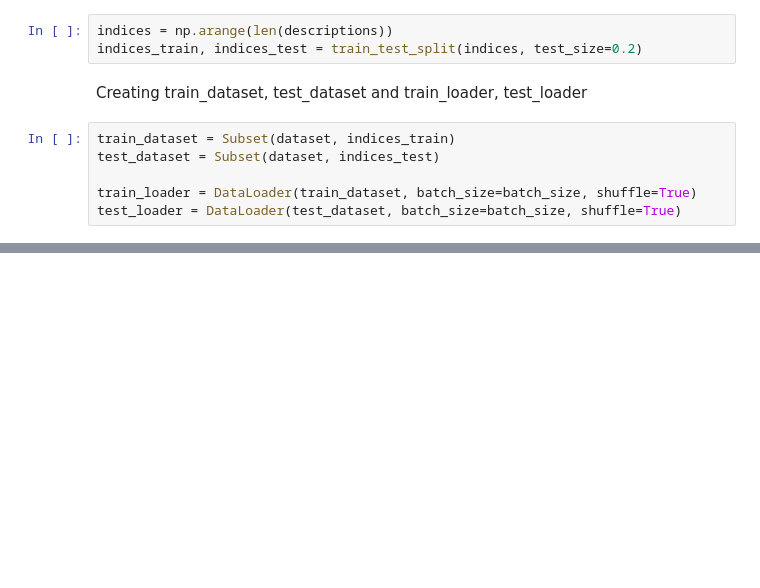
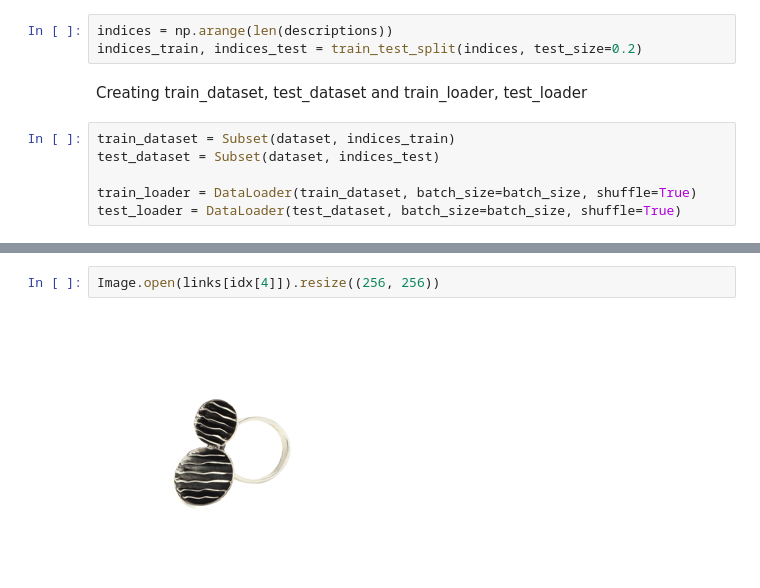
Before and after one commit to cmonkl/Product-image-generation-from-text-description, a Jupyter notebook: TrainTest.ipynb, the cells around one changed output, grey strips where cells are left out. Saved outputs shown, nothing was run; the diff lists cells and outputs as text; blank space fills up the shorter version.

```diff
--- a/TrainTest.ipynb
+++ b/TrainTest.ipynb
@@ -77,0 +204,4 @@ next(iter(test_loader))
+# %%
+Image.open(links[idx[4]]).resize((256, 256))
+# %% [output]
+[figure, added]
```
Also changed, not shown: parts of 25 cells of this notebook, 1 other file.
